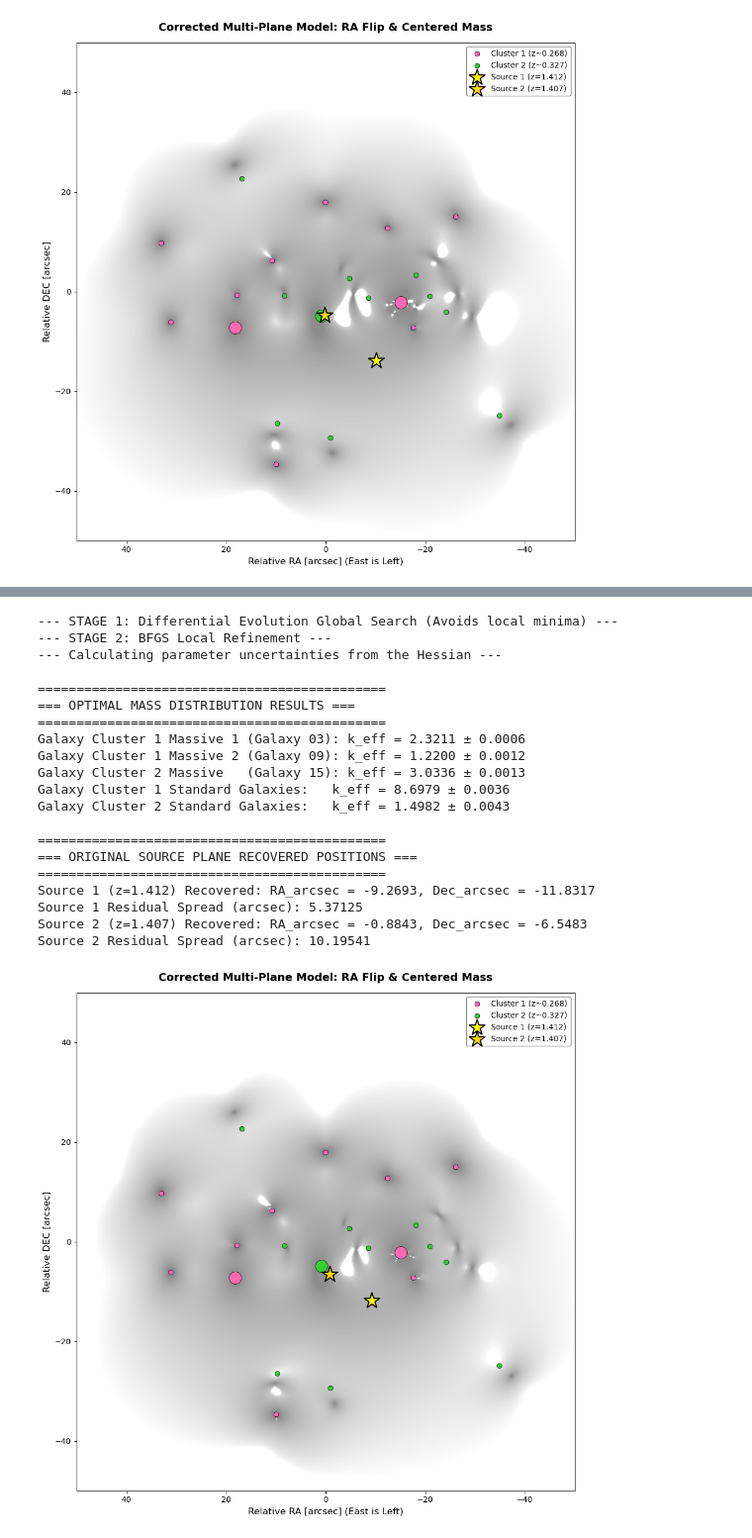
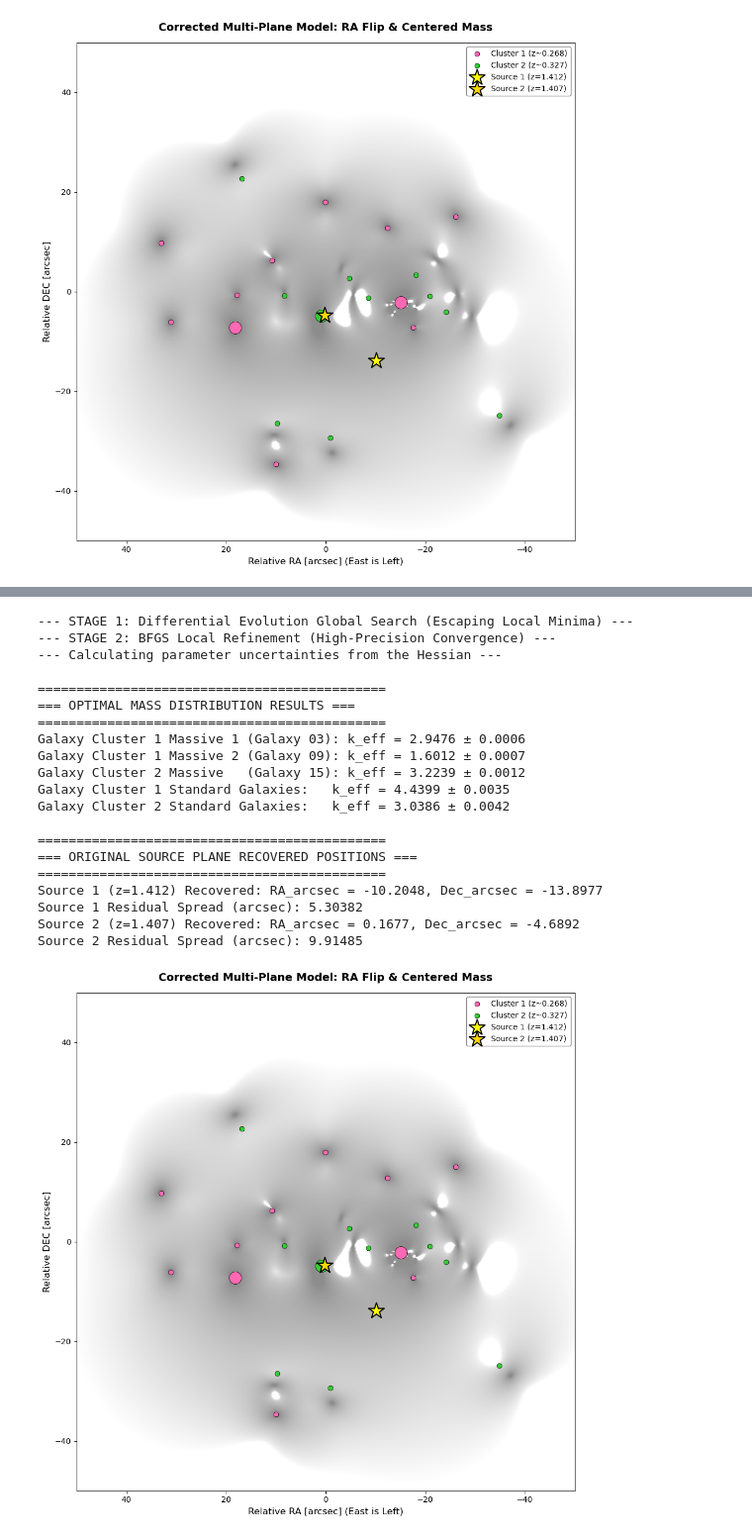
Before and after one commit to julz-tea-scl/Final-Year-Project, a Jupyter notebook: Lensastronomy trial.ipynb, the cells around one changed output, grey strips where cells are left out. Shown at 99% size. Drawn from its saved outputs; the diff is of its cells as text; code cells hidden in the pictures.

```diff
--- a/Lensastronomy trial.ipynb
+++ b/Lensastronomy trial.ipynb
@@ -705,8 +702,8 @@ from lenstronomy.Util import util
 c1 = pd.read_csv('cluster1.csv').sort_values('RAcen').reset_index(drop=True)
 c2 = pd.read_csv('cluster2.csv').sort_values('RAcen').reset_index(drop=True)
 s1 = pd.read_csv('system_1.412.csv')
-# Keep only the first 5 lensed images of System 2 to match fig1.png
-s2 = pd.read_csv('system_1.407.csv').iloc[:5]
+
+s2 = pd.read_csv('system_1.407.csv')
 
 ra_ref, dec_ref = 180.162, -1.451
 
@@ -737,7 +734,7 @@ def get_kwargs_lens(params):
         k, R_s = (k_m1, 3.5) if i == 2 else (k_m2, 3.5) if i == 8 else (k_b1, 0.8)
         kwargs_lens.append({'k_eff': k, 'R_sersic': R_s, 'n_sersic': 4.0, 'center_x': x, 'center_y': y})
 
-    # Plane 2: 4th smallest RA (idx 3) is massive
+    # Plane 2: 4th smallest RA (idx 7) is massive
     for i, row in c2.iterrows():
         x, y = to_arcsec(row['RAcen'], row['Deccen'])
         k, R_s = (k_m3, 3.0) if i == 7 else (k_b2, 0.6)
@@ -760,15 +757,27 @@ def objective(params):
     return 0.5 * (chi2_1 + chi2_2)
 
 # ===========================================================================
-# 4. TWO-STAGE GLOBAL + LOCAL OPTIMIZATION
+# 4. TWO-STAGE GLOBAL + LOCAL OPTIMIZATION (Differential Evolution + BFGS)
 # ===========================================================================
-# Bounds defined as: [k_m1, k_m2, k_m3, k_b1, k_b2]
+# Bounds defined for: [k_m1, k_m2, k_m3, k_b1, k_b2]
 bounds = [(0.1, 5.0), (0.1, 5.0), (0.1, 5.0), (0.01, 2.0), (0.01, 2.0)]
 
-print("--- STAGE 1: Differential Evolution Global Search (Avoids local minima) ---")
-res_de = differential_evolution(objective, bounds, strategy='best1bin', maxiter=100, popsize=15, tol=1e-3, seed=42)
+print("--- STAGE 1: Differential Evolution Global Search (Escaping Local Minima) ---")
+# differential_evolution is a stochastic global hill-climber that samples the entire
+# parameter space to find the true global valley [4].
+res_de = differential_evolution(
+    objective,
+    bounds,
+    strategy='best1bin',
+    maxiter=100,
+    popsize=15,
+    tol=1e-3,
+    seed=42
+)
 
-print("--- STAGE 2: BFGS Local Refinement ---")
+print("--- STAGE 2: BFGS Local Refinement (High-Precision Convergence) ---")
+# Use the global solution found by DE as the starting point for high-precision
+# gradient-based refinement to find the exact minimum.
 res_opt = minimize(objective, res_de.x, method='BFGS', tol=1e-6)
 
 # ===========================================================================
@@ -797,14 +806,16 @@ hessian_matrix = compute_hessian(objective, res_opt.x)
 cov_matrix = np.linalg.inv(hessian_matrix)
 uncertainties = np.sqrt(np.diag(cov_matrix))
 
-# Extract results
+# Unpack results [5]
 k_m1, k_m2, k_m3, k_b1, k_b2 = res_opt.x
 u_m1, u_m2, u_m3, u_b1, u_b2 = uncertainties
 kwargs_lens_opt = get_kwargs_lens(res_opt.x)
 
-# Recovered Source Positions and Residual Spreads
+# Recovered Source Positions and Residual Spreads using all available images [5]
 src1_ra_opt, src1_dec_opt = lensModel_s1.ray_shooting(x_img1, y_img1, kwargs_lens_opt)
 src2_ra_opt, src2_dec_opt = lensModel_s2.ray_shooting(x_img2, y_img2, kwargs_lens_opt)
+
+# Spreads are computed robustly regardless of array shape (5 vs 6) [5]
 spread1_opt = np.sqrt(np.std(src1_ra_opt)**2 + np.std(src1_dec_opt)**2)
 spread2_opt = np.sqrt(np.std(src2_ra_opt)**2 + np.std(src2_dec_opt)**2)
 
@@ -846,48 +857,49 @@ for i, row in c1.iterrows():
     size = 250 if i in [2, 8] else 40
     ax.scatter(x, y, color='hotpink', s=size, edgecolors='black', linewidths=0.5, label='Cluster 1 (z~0.268)' if i == 0 else "")
 
-# Overlay Cluster 2 galaxies (limegreen, massive galaxy larger at index 3)
+# Overlay Cluster 2 galaxies (limegreen, massive galaxy larger at index 7) [6]
 for i, row in c2.iterrows():
     x, y = to_arcsec(row['RAcen'], row['Deccen'])
-    size = 250 if i == 7 else 40
-    ax.scatter(x, y, color='limegreen', s=size, edgecolors='black', linewidths=0.5, label='Cluster 2 (z~0.327)' if i == 0 else "")
+    size = 250 if i == 7 else 40  # Massive galaxy plotted larger at Index 7
+    ax.scatter(x, y, color='limegreen', s=size, edgecolors='black', linewidths=0.5,
+               label='Cluster 2 (z~0.327)' if i == 0 else "")
 
 # Plot optimized original source plane positions (yellow stars with black borders)
 ax.scatter(np.mean(src1_ra_opt), np.mean(src1_dec_opt), color='yellow', marker='*', s=450, edgecolors='black',
            linewidths=1.5, zorder=5, label='Source 1 (z=1.412)')
 ax.scatter(np.mean(src2_ra_opt), np.mean(src2_dec_opt), color='gold', marker='*', s=450, edgecolors='black',
            linewidths=1.5, zorder=5, label='Source 2 (z=1.407)')
 
 # Style configurations
 ax.set_xlabel('Relative RA [arcsec] (East is Left)', fontsize=12)
 ax.set_ylabel('Relative DEC [arcsec]', fontsize=12)
 ax.set_title('Corrected Multi-Plane Model: RA Flip & Centered Mass', fontsize=14, fontweight='bold', pad=15)
 ax.set_xlim(limit, -limit)  # FLIP X-AXIS FOR EAST IS LEFT (Positive values on left, negative on right)
 ax.set_ylim(-limit, limit)
 ax.legend(loc='upper right', frameon=True, facecolor='white', edgecolor='gray', framealpha=0.9, fontsize=10)
 
 plt.tight_layout()
 plt.savefig('corrected_model_output.png', dpi=300)
 plt.show()
 # %% [output]
---- STAGE 1: Differential Evolution Global Search (Avoids local minima) ---
---- STAGE 2: BFGS Local Refinement ---
+--- STAGE 1: Differential Evolution Global Search (Escaping Local Minima) ---
+--- STAGE 2: BFGS Local Refinement (High-Precision Convergence) ---
 --- Calculating parameter uncertainties from the Hessian ---
 
 =============================================
 === OPTIMAL MASS DISTRIBUTION RESULTS ===
 =============================================
-Galaxy Cluster 1 Massive 1 (Galaxy 03): k_eff = 2.3211 ± 0.0006
-Galaxy Cluster 1 Massive 2 (Galaxy 09): k_eff = 1.2200 ± 0.0012
-Galaxy Cluster 2 Massive   (Galaxy 15): k_eff = 3.0336 ± 0.0013
-Galaxy Cluster 1 Standard Galaxies:   k_eff = 8.6979 ± 0.0036
-Galaxy Cluster 2 Standard Galaxies:   k_eff = 1.4982 ± 0.0043
+Galaxy Cluster 1 Massive 1 (Galaxy 03): k_eff = 2.9476 ± 0.0006
+Galaxy Cluster 1 Massive 2 (Galaxy 09): k_eff = 1.6012 ± 0.0007
+Galaxy Cluster 2 Massive   (Galaxy 15): k_eff = 3.2239 ± 0.0012
+Galaxy Cluster 1 Standard Galaxies:   k_eff = 4.4399 ± 0.0035
+Galaxy Cluster 2 Standard Galaxies:   k_eff = 3.0386 ± 0.0042
 
 =============================================
 === ORIGINAL SOURCE PLANE RECOVERED POSITIONS ===
 =============================================
-Source 1 (z=1.412) Recovered: RA_arcsec = -9.2693, Dec_arcsec = -11.8317
-Source 1 Residual Spread (arcsec): 5.37125
-Source 2 (z=1.407) Recovered: RA_arcsec = -0.8843, Dec_arcsec = -6.5483
-Source 2 Residual Spread (arcsec): 10.19541
+Source 1 (z=1.412) Recovered: RA_arcsec = -10.2048, Dec_arcsec = -13.8977
+Source 1 Residual Spread (arcsec): 5.30382
+Source 2 (z=1.407) Recovered: RA_arcsec = 0.1677, Dec_arcsec = -4.6892
+Source 2 Residual Spread (arcsec): 9.91485
-[figure, old version]
+[figure, new version]
```
Also changed, not shown: parts of 1 cell of this notebook, 2 other files.
